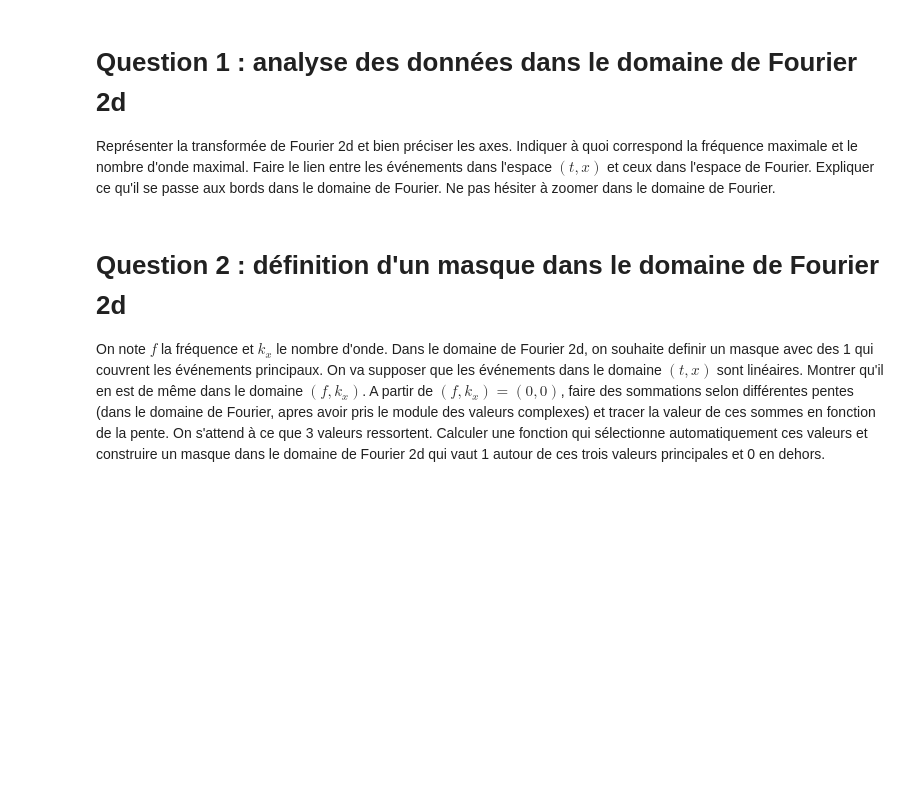
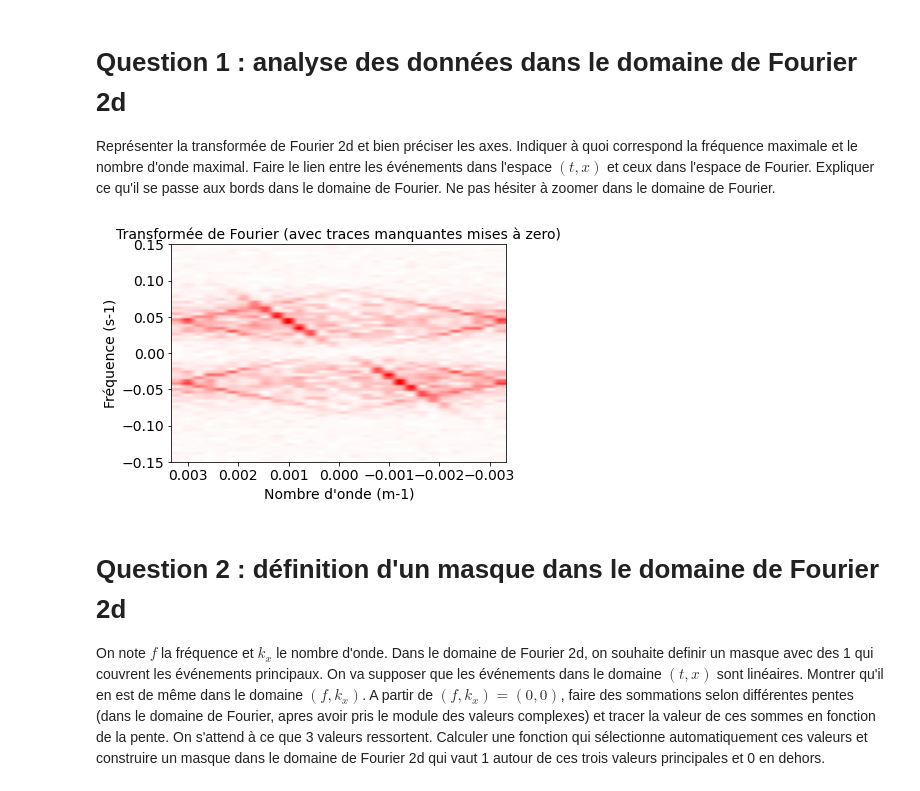
Before and after one commit to LouisJustinTALLOT/projet-traitement_du_signal-bellon-tallot, a Jupyter notebook: projet_signal_Judith.ipynb, the cells around one changed output. Cells and saved outputs as stored; diff of their text form; code cells hidden in the pictures; blank space fills up the shorter version.

```diff
--- a/projet_signal_Judith.ipynb
+++ b/projet_signal_Judith.ipynb
@@ -69,19 +72,23 @@ plt.set_cmap('bwr')
 # Question 1 : analyse des données dans le domaine de Fourier 2d
 Représenter la transformée de Fourier 2d et bien préciser les axes. Indiquer à quoi correspond la fréquence maximale et le nombre d'onde maximal. Faire le lien entre les événements dans l'espace $(t,x)$ et ceux dans l'espace de Fourier. Expliquer ce qu'il se passe aux bords dans le domaine de Fourier. Ne pas hésiter à zoomer dans le domaine de Fourier.
 # %%
-tf = np.fft.fft(gpanel)
-af = np.fft.fftfreq(len(gpanel), d=dt)
+tf = np.fft.fftshift(np.fft.fft2(gpanel))
+af1 = np.fft.fftfreq(len(gpanel[0]), d=dx)
+af2 = np.fft.fftfreq(len(gpanel), d=dt)
 
 vmax = np.max(np.abs(tf))
 fig = plt.figure()
 av = plt.subplot(111)
-plt.imshow(tf.real, extent=[ax[0],ax[-1],at[-1],at[0]], aspect='auto')
-plt.title('Observables (avec traces manquantes mises à zero)', fontsize=labelsize)
-av.set_ylabel("Time (s)", fontsize=labelsize)
-av.set_xlabel("Position x (m)", fontsize=labelsize)
+plt.imshow(np.abs(tf), extent=[-af1[-1],af1[-1],-af2[-1],af2[-1]], aspect='auto')
+plt.title('Transformée de Fourier (avec traces manquantes mises à zero)', fontsize=labelsize)
+av.set_ylabel("Fréquence (s-1)", fontsize=labelsize)
+av.set_xlabel("Nombre d'onde (m-1)", fontsize=labelsize)
 av.tick_params(axis='both', which='major', labelsize=labelsize)
 plt.clim(-vmax, vmax)
+plt.ylim(-0.15, 0.15)
 plt.set_cmap('bwr')
+# %% [output]
+[figure, added]
 # %% [markdown]
 # Question 2 : définition d'un masque dans le domaine de Fourier 2d
 On note $f$ la fréquence et $k_x$ le nombre d'onde. Dans le domaine de Fourier 2d, on souhaite definir un masque avec des 1 qui couvrent les événements principaux. On va supposer que les événements dans le domaine $(t,x)$ sont linéaires. Montrer qu'il en est de même dans le domaine $(f,k_x)$. A partir de $(f,k_x)=(0,0)$, faire des sommations selon différentes pentes (dans le domaine de Fourier, apres avoir pris le module des valeurs complexes) et tracer la valeur de ces sommes en fonction de la pente. On s'attend à ce que 3 valeurs ressortent. Calculer une fonction qui sélectionne automatiquement ces valeurs et construire un masque dans le domaine de Fourier 2d qui vaut 1 autour de ces trois valeurs principales et 0 en dehors.
```
Also changed, not shown: parts of 1 cell of this notebook.
